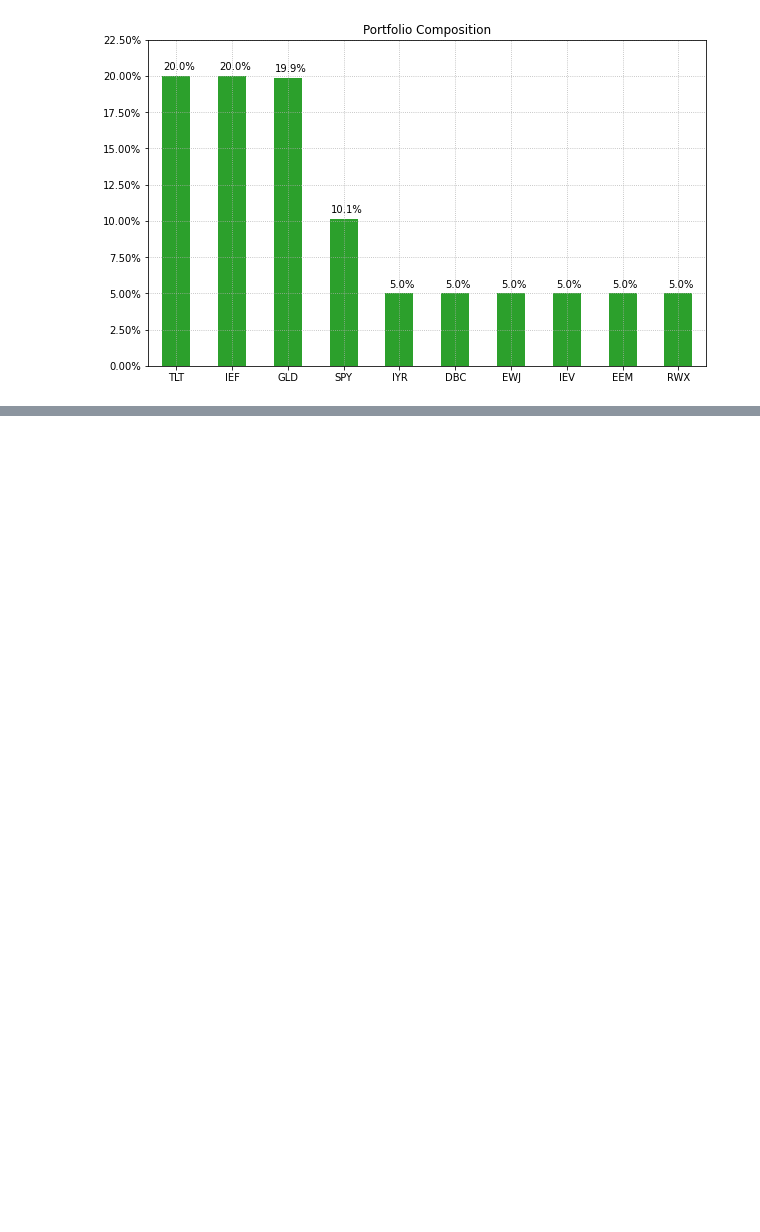
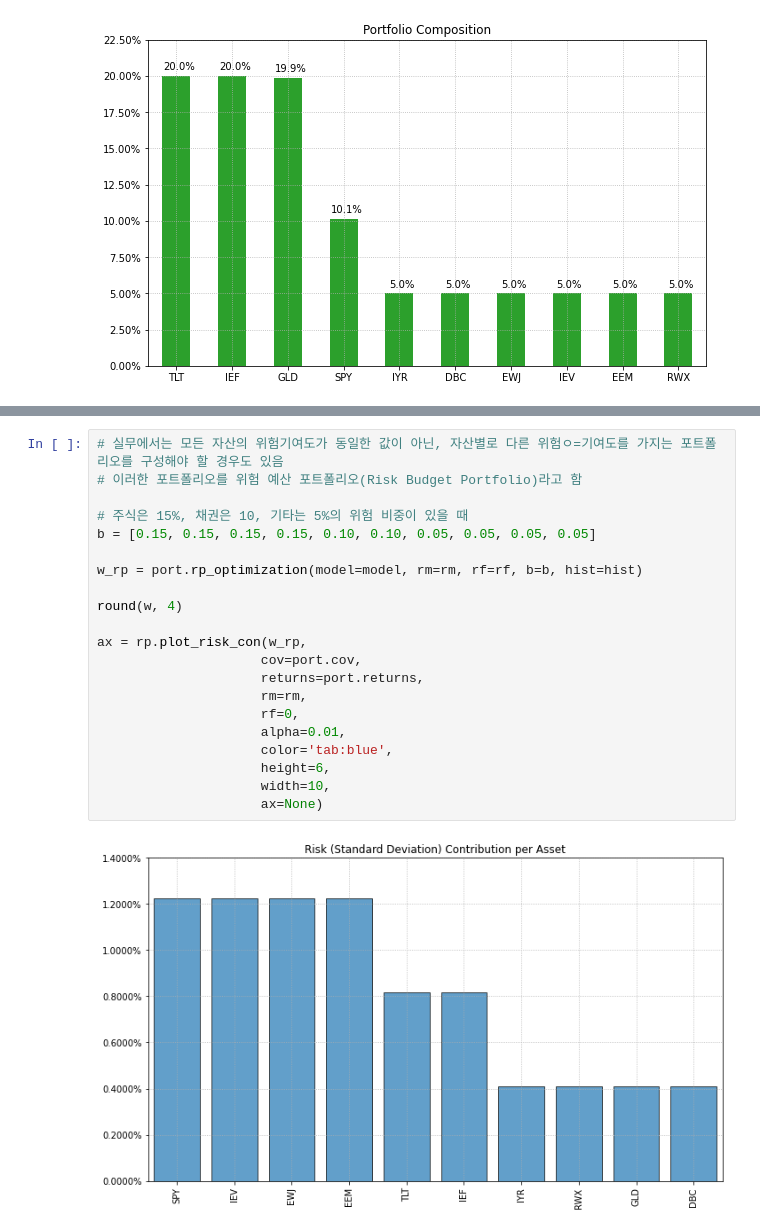
Before and after one commit to Leon-real/Finance-Quant-Study, a Jupyter notebook: HowToInvest/OptimizationPortfolio.ipynb, the cells around one changed output, grey strips where cells are left out. Drawn from its saved outputs; the diff is of its cells as text; blank space fills up the shorter version.

```diff
--- a/HowToInvest/OptimizationPortfolio.ipynb
+++ b/HowToInvest/OptimizationPortfolio.ipynb
@@ -192,0 +233,23 @@ UnboundLocalError: local variable 'b' referenced before assignment
+# %%
+# 실무에서는 모든 자산의 위험기여도가 동일한 값이 아닌, 자산별로 다른 위험ㅇ=기여도를 가지는 포트폴리오를 구성해야 할 경우도 있음
+# 이러한 포트폴리오를 위험 예산 포트폴리오(Risk Budget Portfolio)라고 함
+
+# 주식은 15%, 채권은 10, 기타는 5%의 위험 비중이 있을 때
+b = [0.15, 0.15, 0.15, 0.15, 0.10, 0.10, 0.05, 0.05, 0.05, 0.05]
+
+w_rp = port.rp_optimization(model=model, rm=rm, rf=rf, b=b, hist=hist)
+
+round(w, 4)
+
+ax = rp.plot_risk_con(w_rp,
+                     cov=port.cov,
+                     returns=port.returns,
+                     rm=rm,
+                     rf=0,
+                     alpha=0.01,
+                     color='tab:blue',
+                     height=6,
+                     width=10,
+                     ax=None)
+# %% [output]
+[figure, added]
```
Also changed, not shown: parts of 3 cells of this notebook.
